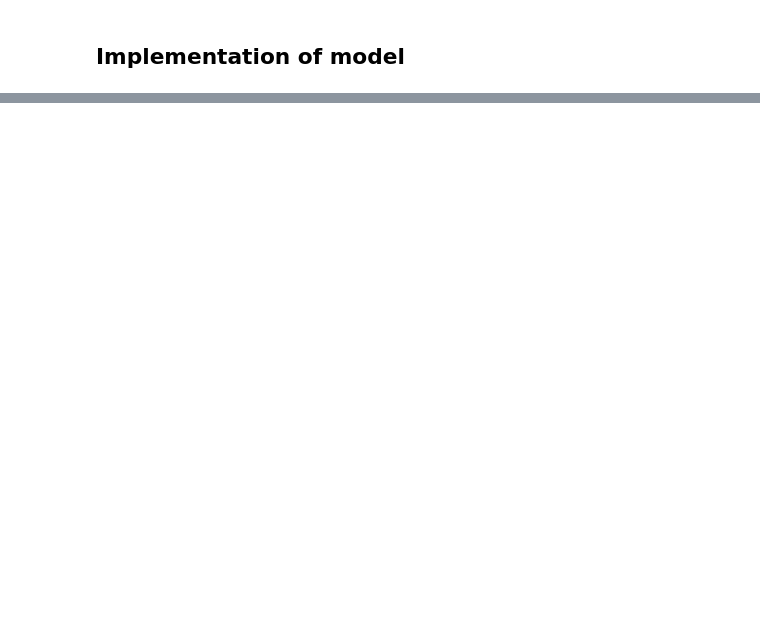
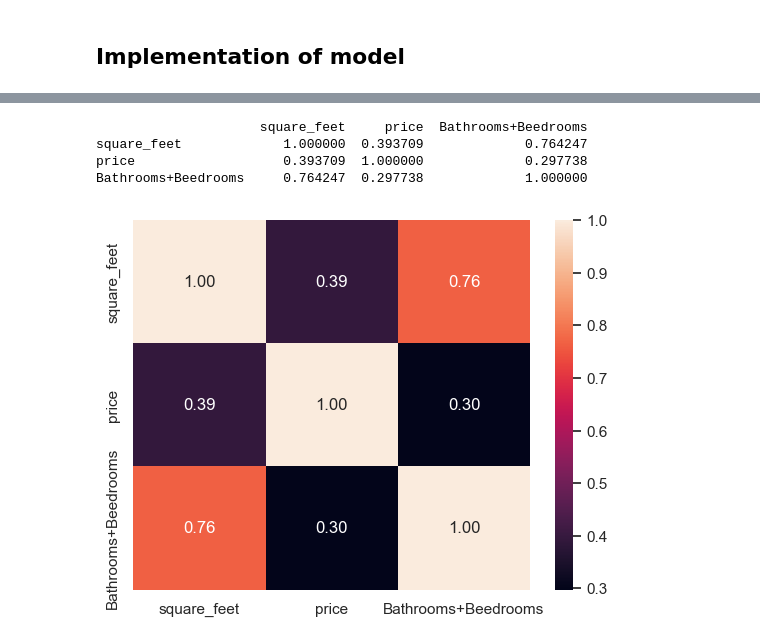
Before and after one commit to santiloc-hub/Apartament-Linear-Regresion, a Jupyter notebook: Notebooks/02_Exploration_and_Model.ipynb, the cells around one changed output, grey strips where cells are left out. Saved outputs shown, nothing was run; the diff lists cells and outputs as text; code cells hidden in the pictures; blank space fills up the shorter version.

```diff
--- a/Notebooks/02_Exploration_and_Model.ipynb
+++ b/Notebooks/02_Exploration_and_Model.ipynb
@@ -352,0 +170,31 @@ plt.show()
+# %%
+from sklearn.preprocessing import QuantileTransformer
+
+Data_to_model_2['square_feet']=np.log10(Data_to_model_2['square_feet'])
+scaler = QuantileTransformer(output_distribution='normal')
+Data_to_model_2['square_feet'] = scaler.fit_transform(Data_to_model_2[['square_feet']])
+Data_to_model_2['price']=np.log10(Data_to_model_2['price']+1)
+scaler = QuantileTransformer(output_distribution='normal')
+Data_to_model_2['price'] = scaler.fit_transform(Data_to_model_2[['price']])
+scaler = QuantileTransformer(output_distribution='normal')
+Data_to_model_2['Bathrooms+Beedrooms'] = scaler.fit_transform(Data_to_model_2[['Bathrooms+Beedrooms']])
+fig1, ax1 = plt.subplots(figsize=(8, 5))
+ax1.hist(Data_to_model_2['price'], bins=30, color='blue', alpha=0.7)
+ax1.set_title("Distribución de Price")
+ax1.set_xlabel("Valor")
+ax1.set_ylabel("Frecuencia")
+plt.show()
+
+# Crear segunda figura
+fig2, ax2 = plt.subplots(figsize=(8, 5))
+ax2.hist(Data_to_model_2['square_feet'], bins=30, color='red', alpha=0.7)
+ax2.set_title("Distribución de square feet")
+ax2.set_xlabel("Valor")
+ax2.set_ylabel("Frecuencia")
+plt.show()
+fig3, ax3 = plt.subplots(figsize=(8, 5))
+ax3.hist(Data_to_model_2['Bathrooms+Beedrooms'], bins=30, color='red', alpha=0.7)
+ax3.set_title("Distribución de square feet")
+ax3.set_xlabel("Valor")
+ax3.set_ylabel("Frecuencia")
+plt.show()
@@ -352,0 +205,12 @@ plt.show()
+# %%
+
+Corr_2=Data_to_model_2.corr()
+Colums=Data_to_model_2.columns.values
+sns.heatmap(Corr_2,cbar=True,annot=True,yticklabels=Colums,xticklabels=Colums,fmt=".2f")
+print(Corr_2)
+# %% [output]
+                     square_feet     price  Bathrooms+Beedrooms
+square_feet             1.000000  0.393709             0.764247
+price                   0.393709  1.000000             0.297738
+Bathrooms+Beedrooms     0.764247  0.297738             1.000000
+[figure, added]
```
Also changed, not shown: parts of 55 cells of this notebook, 4 other files.
